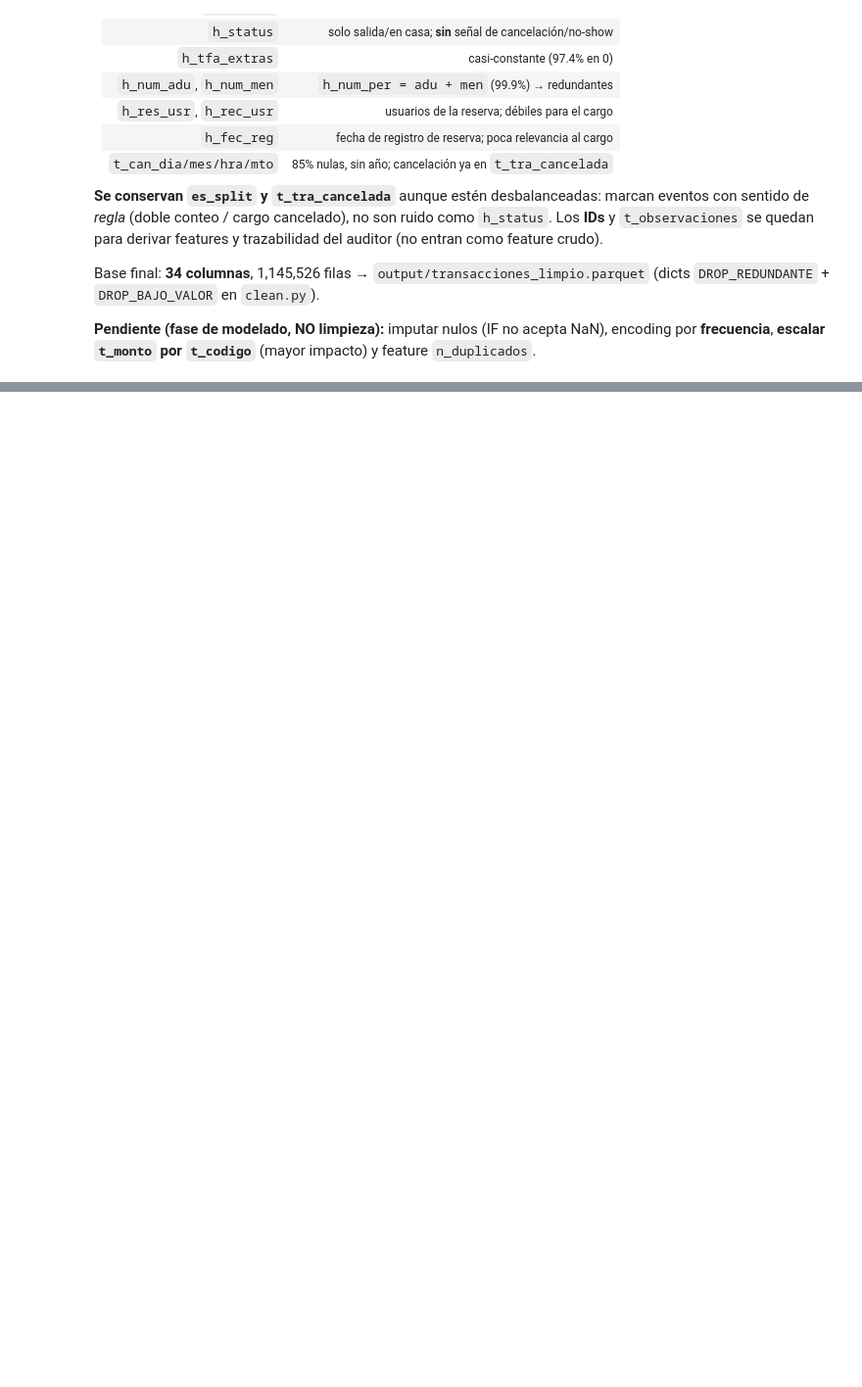
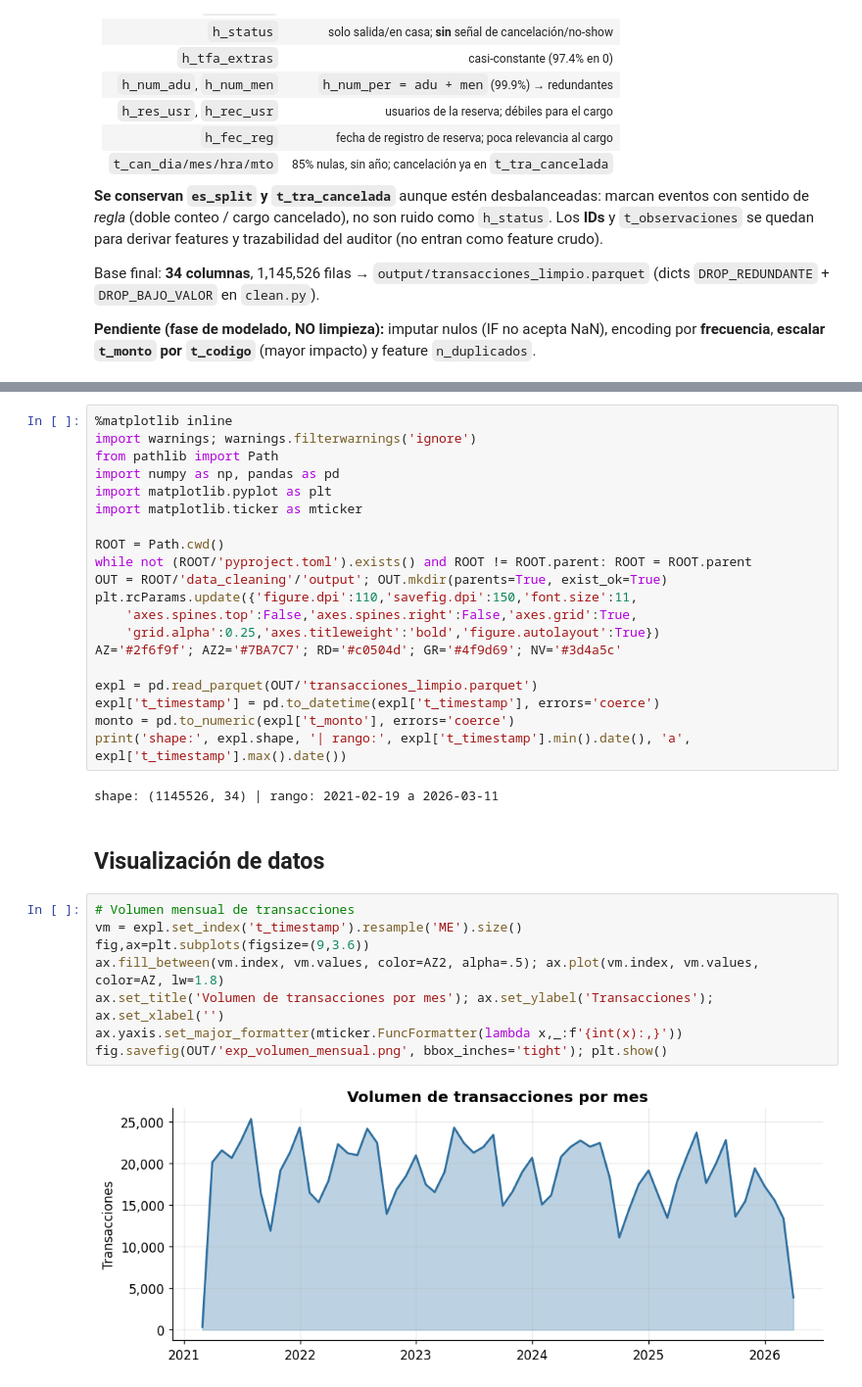
Before and after one commit to AdrianMateos-A01722496/FinAnom, a Jupyter notebook: data_cleaning/initial_cleaning.ipynb, the cells around one changed output, grey strips where cells are left out. Shown at 98% size. Saved outputs shown, nothing was run; the diff lists cells and outputs as text; blank space fills up the shorter version.

```diff
--- a/data_cleaning/initial_cleaning.ipynb
+++ b/data_cleaning/initial_cleaning.ipynb
@@ -256,0 +261,34 @@ Base final: **34 columnas**, 1,145,526 filas → `output/transacciones_limpio.pa
+# %%
+%matplotlib inline
+import warnings; warnings.filterwarnings('ignore')
+from pathlib import Path
+import numpy as np, pandas as pd
+import matplotlib.pyplot as plt
+import matplotlib.ticker as mticker
+
+ROOT = Path.cwd()
+while not (ROOT/'pyproject.toml').exists() and ROOT != ROOT.parent: ROOT = ROOT.parent
+OUT = ROOT/'data_cleaning'/'output'; OUT.mkdir(parents=True, exist_ok=True)
+plt.rcParams.update({'figure.dpi':110,'savefig.dpi':150,'font.size':11,
+    'axes.spines.top':False,'axes.spines.right':False,'axes.grid':True,
+    'grid.alpha':0.25,'axes.titleweight':'bold','figure.autolayout':True})
+AZ='#2f6f9f'; AZ2='#7BA7C7'; RD='#c0504d'; GR='#4f9d69'; NV='#3d4a5c'
+
+expl = pd.read_parquet(OUT/'transacciones_limpio.parquet')
+expl['t_timestamp'] = pd.to_datetime(expl['t_timestamp'], errors='coerce')
+monto = pd.to_numeric(expl['t_monto'], errors='coerce')
+print('shape:', expl.shape, '| rango:', expl['t_timestamp'].min().date(), 'a', expl['t_timestamp'].max().date())
+# %% [output]
+shape: (1145526, 34) | rango: 2021-02-19 a 2026-03-11
+# %% [markdown]
+## Visualización de datos
+# %%
+# Volumen mensual de transacciones
+vm = expl.set_index('t_timestamp').resample('ME').size()
+fig,ax=plt.subplots(figsize=(9,3.6))
+ax.fill_between(vm.index, vm.values, color=AZ2, alpha=.5); ax.plot(vm.index, vm.values, color=AZ, lw=1.8)
+ax.set_title('Volumen de transacciones por mes'); ax.set_ylabel('Transacciones'); ax.set_xlabel('')
+ax.yaxis.set_major_formatter(mticker.FuncFormatter(lambda x,_:f'{int(x):,}'))
+fig.savefig(OUT/'exp_volumen_mensual.png', bbox_inches='tight'); plt.show()
+# %% [output]
+[figure, added]
```
Also changed, not shown: parts of 7 cells of this notebook.
